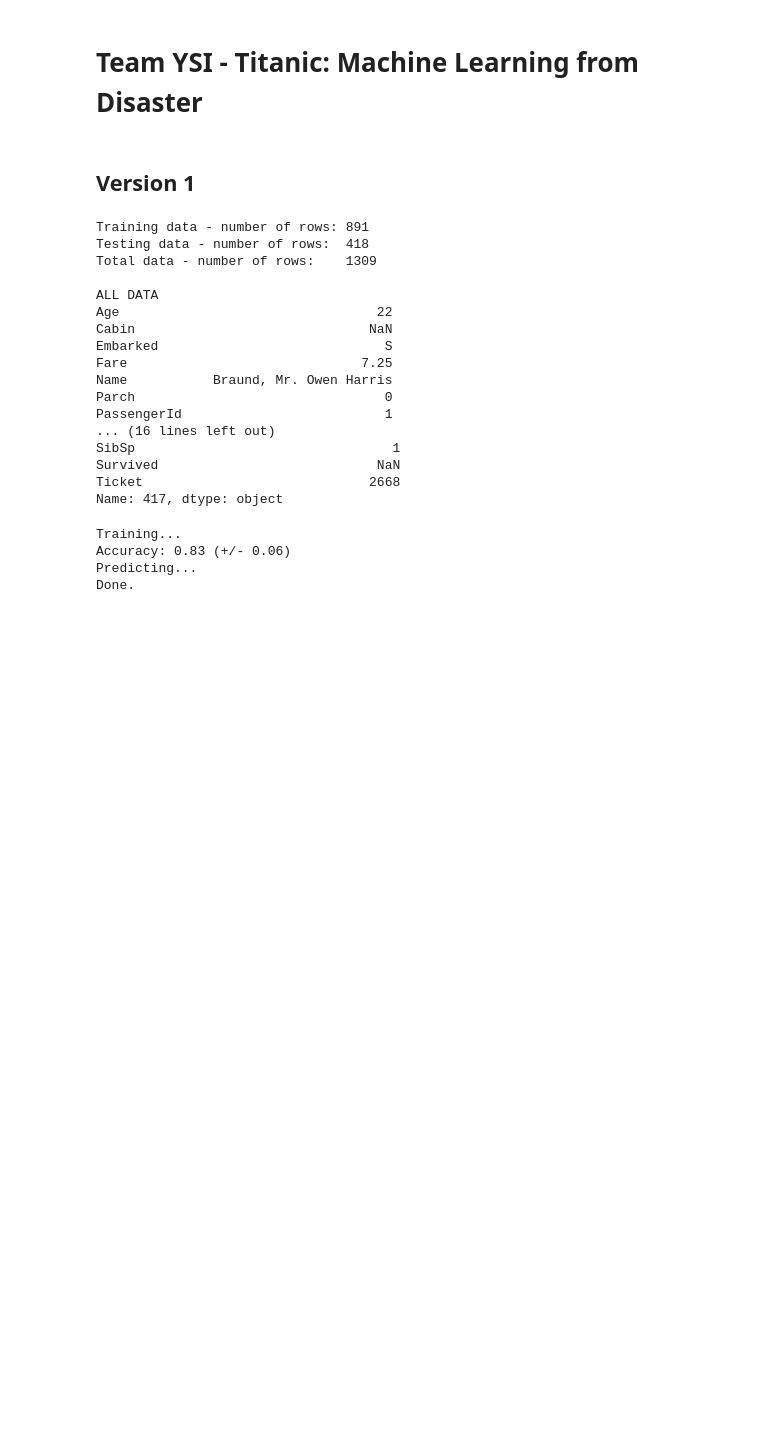
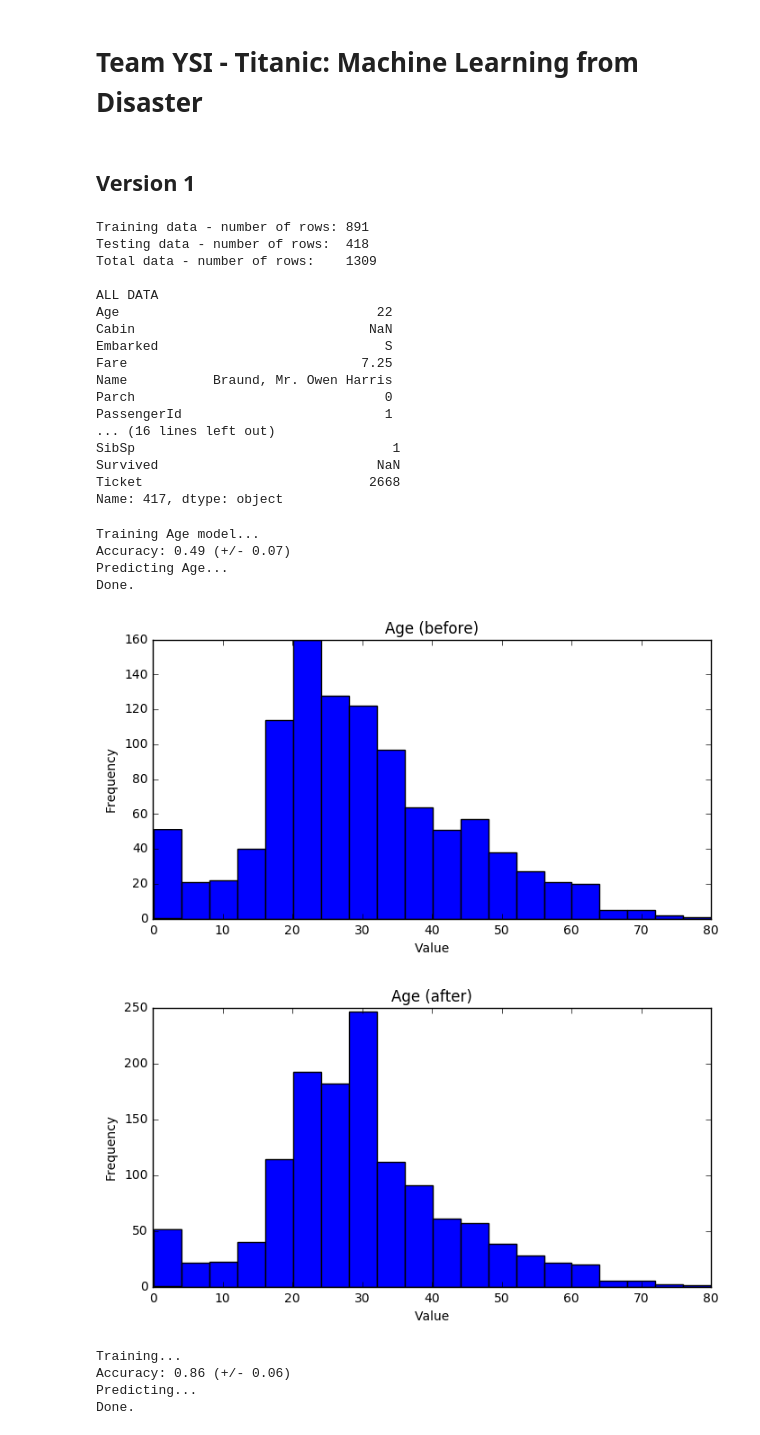
Before and after one commit to Iviglious/machine_learning_projects, a Jupyter notebook: TeamYSI_Titanic_RF_A.ipynb, the cells around one changed output. Cells and saved outputs as stored; diff of their text form; code cells hidden in the pictures; blank space fills up the shorter version.

Commit message:
Added LR for missing values of Age

```diff
--- a/TeamYSI_Titanic_RF_A.ipynb
+++ b/TeamYSI_Titanic_RF_A.ipynb
@@ -164,3 +150,67 @@ main_all_df.loc[  (main_all_df.Age >= 18)
+# %%
+# Age - build regression model to fill the missing age values
+
+plt.figure(figsize=(8,4))
+plt.title('Age (before)')
+plt.xlabel('Value')
+main_all_df['Age'].plot.hist(bins=20)
+
+# create train and target df
+all_age_train_df = main_all_df[[
+     'Age'
+    ,'Survived'
+    ,'TitleId'
+    ,'GenderId'
+    ,'Pclass'
+    ,'Child'
+    #,'FareGroupId'
+    #,'FamSizeId'
+    #,'SibSp'
+    #,'EmbarkedId'
+    #,'Parch'
+    #,'Mother'
+    #,'DeckId'
+    #,'Fare'
+]]
+age_train_df = all_age_train_df.loc[all_age_train_df['Age'].notnull()].copy()
+age_null_df = all_age_train_df.loc[all_age_train_df['Age'].isnull()].copy()
+age_target_df = age_train_df['Age'].copy()
+age_train_df.drop(['Age'], axis = 1, inplace=True)
+age_null_df.drop(['Age'], axis = 1, inplace=True)
+
+# Linear Regression
+print 'Training Age model...'
+lreg = LinearRegression()
+
+# Cross validation
+scores = cross_validation.cross_val_score(lreg
+                                          ,age_train_df
+                                          ,age_target_df
+                                          ,cv=10)
+print("Accuracy: %0.2f (+/- %0.2f)" % (scores.mean(), scores.std() * 2))
+
+# Predict
+print 'Predicting Age...'
+lreg = lreg.fit(age_train_df, age_target_df)
+lreg_result = lreg.predict(age_null_df)
+#print lreg_result[1:5]
+main_all_df.loc[np.isnan(main_all_df["Age"]), 'Age'] = lreg_result
+print 'Done.'
+
+
+plt.figure(figsize=(8,4))
+plt.title('Age (after)')
+plt.xlabel('Value')
+main_all_df['Age'].plot.hist(bins=20)
+
+plt.show()
+# %% [output]
+Training Age model...
+Accuracy: 0.49 (+/- 0.07)
+Predicting Age...
+Done.
+[figure, added]
+[figure, added]
 # %%
 # Classification
 
@@ -171,16 +221,17 @@ all_good_df = main_all_df[[
     ,'Survived'
     ,'TitleId'
     ,'GenderId'
-    ,'DeckId'
-    ,'EmbarkedId'
+    ,'Age'
     ,'Pclass'
-    #,'FamSize'
+    #,'FareGroupId'
+    #,'FamSizeId'
+    #,'SibSp'
+    #,'EmbarkedId'
+    #,'Parch'
     #,'Child'
     #,'Mother'
-    #,'Age'
+    #,'DeckId'
     #,'Fare'
-    #,'SibSp'
-    #,'Parch'
 ]]
 
 # Split rows into original sets
@@ -217,6 +268,6 @@ results_df.to_csv(path_or_buf="output/ysi_titanic_prediction.csv", index=False)
 print 'Done.'
 # %% [output]
 Training...
-Accuracy: 0.83 (+/- 0.06)
+Accuracy: 0.86 (+/- 0.06)
 Predicting...
 Done.
```
Also changed, not shown: parts of 2 cells of this notebook, 1 other file.
